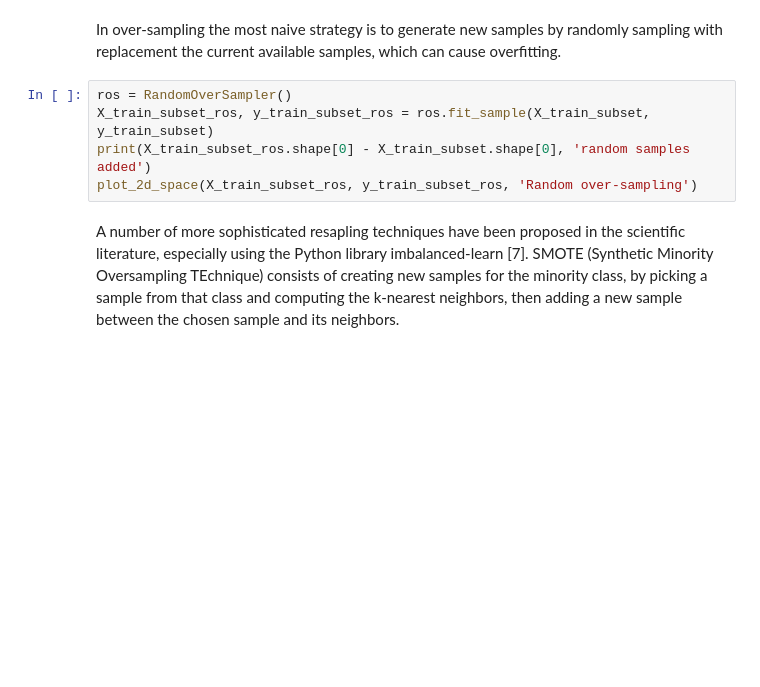
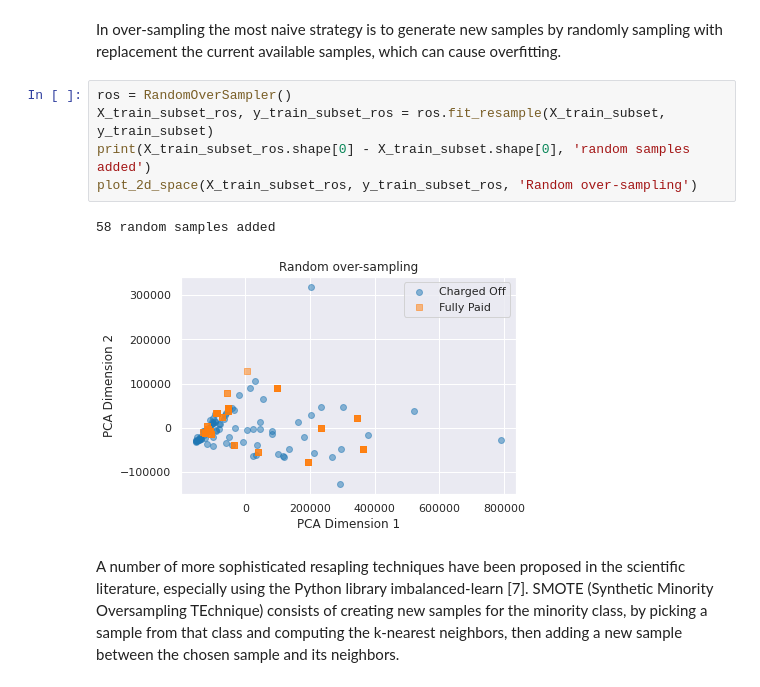
Before and after one commit to Shiqing-Du/BDML, a Jupyter notebook: LC Models.ipynb, the cells around one changed output. Drawn from its saved outputs; the diff is of its cells as text; blank space fills up the shorter version.

```diff
--- a/LC Models.ipynb
+++ b/LC Models.ipynb
@@ -410,9 +443,12 @@ plot_2d_space(X_train_subset_rus, y_train_subset_rus, 'Random under-sampling')
 In over-sampling the most naive strategy is to generate new samples by randomly sampling with replacement the current available samples, which can cause overfitting.
 # %%
 ros = RandomOverSampler()
-X_train_subset_ros, y_train_subset_ros = ros.fit_sample(X_train_subset, y_train_subset)
+X_train_subset_ros, y_train_subset_ros = ros.fit_resample(X_train_subset, y_train_subset)
 print(X_train_subset_ros.shape[0] - X_train_subset.shape[0], 'random samples added')
 plot_2d_space(X_train_subset_ros, y_train_subset_ros, 'Random over-sampling')
+# %% [output]
+58 random samples added
+[figure, added]
 # %% [markdown]
 A number of more sophisticated resapling techniques have been proposed in the scientific literature, especially using the Python library imbalanced-learn [7]. SMOTE (Synthetic Minority Oversampling TEchnique) consists of creating new samples for the minority class, by picking a sample from that class and computing the k-nearest neighbors, then adding a new sample between the chosen sample and its neighbors.
 # %%
```
Also changed, not shown: parts of 30 cells of this notebook.
